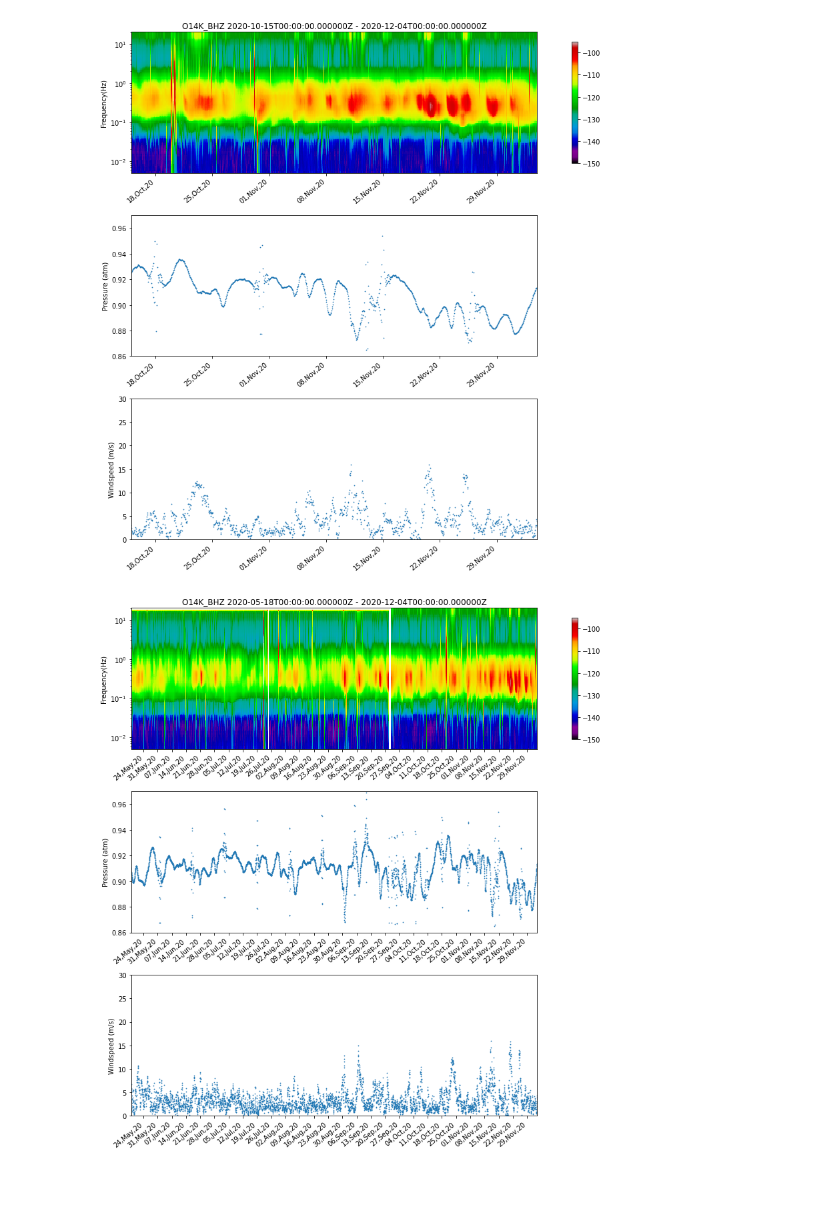
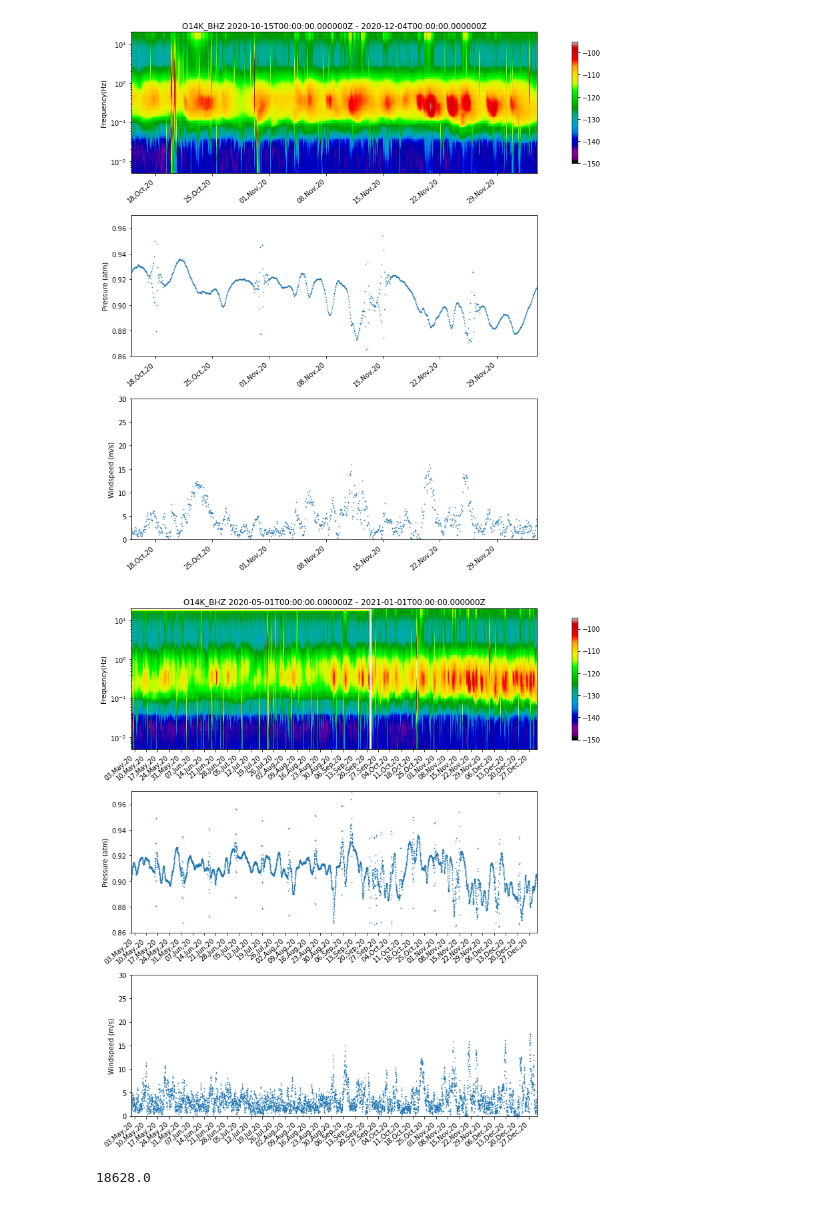
Before and after one commit to sjohn19-git/AON_PROJECT, a Jupyter notebook: codes/trial20.ipynb, the cells around one changed output. Drawn from its saved outputs; the diff is of its cells as text; code cells hidden in the pictures.

Commit message:
all plot

```diff
--- a/codes/trial20.ipynb
+++ b/codes/trial20.ipynb
@@ -477,8 +478,8 @@ fig.savefig("spectromon"+sta+".eps")
 # %% [output]
 [figure]
 # %%
-xmin=18400
-xmax=18600
+xmin=18383
+xmax=18628
 
 
 cmap = plt.get_cmap('nipy_spectral').copy()
@@ -515,31 +516,35 @@ ax2.xaxis.set_minor_formatter(date_format1)
 
 ax3=fig.add_subplot(spec[4])
 ax3.scatter(finalw[:,0],finalw[:,1], s=0.5)
 ax3.set_xlim([mintp,maxtp])
 ax3.xaxis.set_major_formatter(date_format)
 ax3.xaxis.set_minor_formatter(date_format1)
 ax3.xaxis.set_major_locator(mdates.WeekdayLocator(byweekday=(SU)))
 ax3.set_ylabel("Windspeed (m/s)")
 
 fig.set_facecolor('white')
 
 
 ax1.set_xlim([xmin,xmax])
 ax2.set_xlim([xmin,xmax])
 ax3.set_xlim([xmin,xmax])
 ax3.set_ylim([0,30])
 
 for label in ax1.get_xticklabels():
     label.set_rotation(40)
     label.set_horizontalalignment('right')
 for label in ax2.get_xticklabels():
     label.set_rotation(40)
     label.set_horizontalalignment('right')
 for label in ax3.get_xticklabels():
     label.set_rotation(40)
     label.set_horizontalalignment('right')
 
 fig.savefig("spectromon"+sta+".png")
 fig.savefig("spectromon1"+sta+".eps")
 # %% [output]
-[figure, old version]
+[figure, new version]
+# %%
+mdates.date2num(datetime(2021,1,1))
+# %% [output]
+18628.0
```
Also changed, not shown: parts of 4 cells of this notebook, 13 other files.
